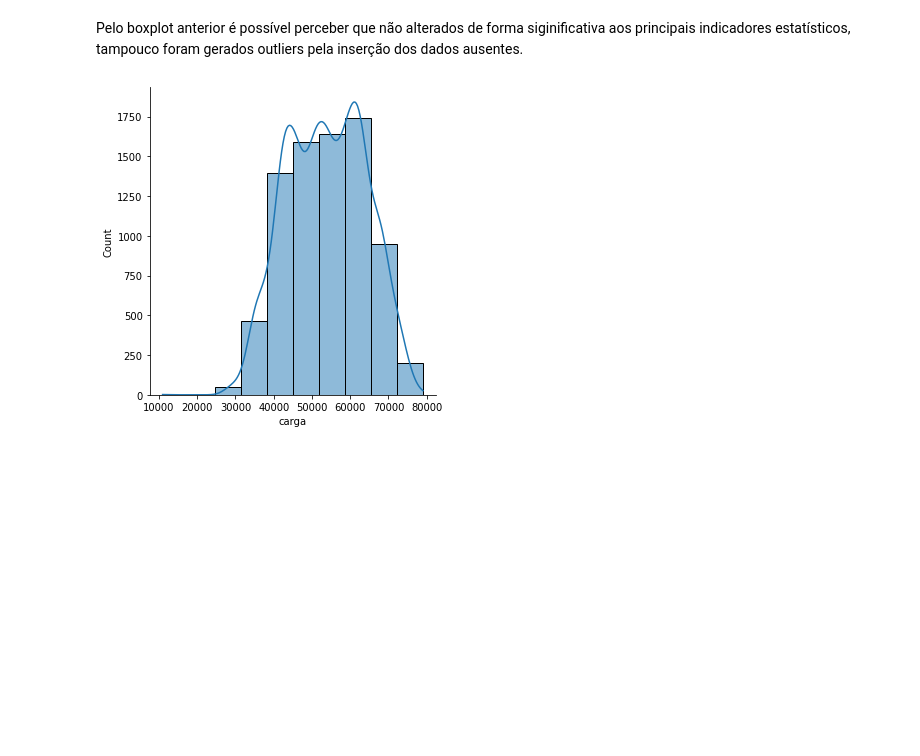
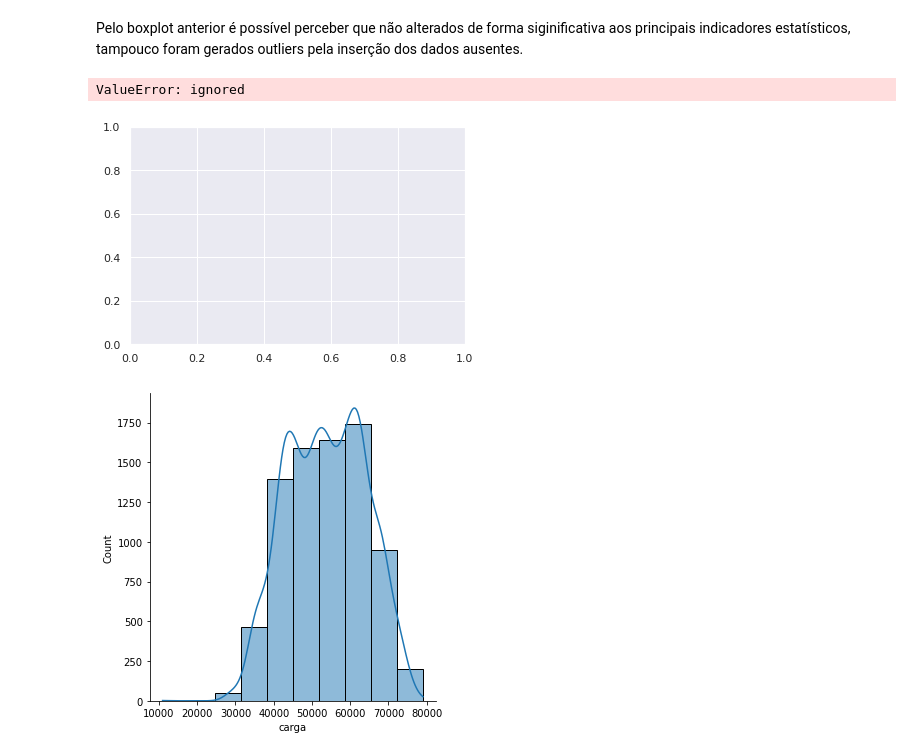
Before and after one commit to mauricioleng/ONS_Project, a Jupyter notebook: Previsao_Carga_ONS_Análise_Exploratória.ipynb, the cells around one changed output. Drawn from its saved outputs; the diff is of its cells as text; code cells hidden in the pictures; blank space fills up the shorter version.

```diff
--- a/Previsao_Carga_ONS_Análise_Exploratória.ipynb
+++ b/Previsao_Carga_ONS_Análise_Exploratória.ipynb
@@ -151,7 +151,13 @@ ax = sns.boxplot(x="nom_subsistema", y="carga", data=df)
 Pelo boxplot anterior é possível perceber que não alterados de forma siginificativa aos principais indicadores estatísticos, tampouco foram gerados outliers pela inserção dos dados ausentes.
 # %%
 # agrupando os dados para o cálculo da carga do SIN
-df = df[['data','carga']].groupby(['data']).sum()
+df_t = df[['data','carga']].groupby(['data']).sum()
+# %%
+sns.set_theme()
+plt.stackplot(df[df['nom_subsistema']=='NORTE']['carga'],df[df['nom_subsistema']=='SUL']['carga'],df[df['nom_subsistema']=='SUDESTE']['carga'], df[df['nom_subsistema']=='NORDESTE']['carga'] , labels=df.nom_subsistema)
+# %% [output]
+ValueError: ignored
+[figure, added]
 # %%
 sns.displot(data=df, x='carga', kde=True, bins=10);
 # %% [output]
```
